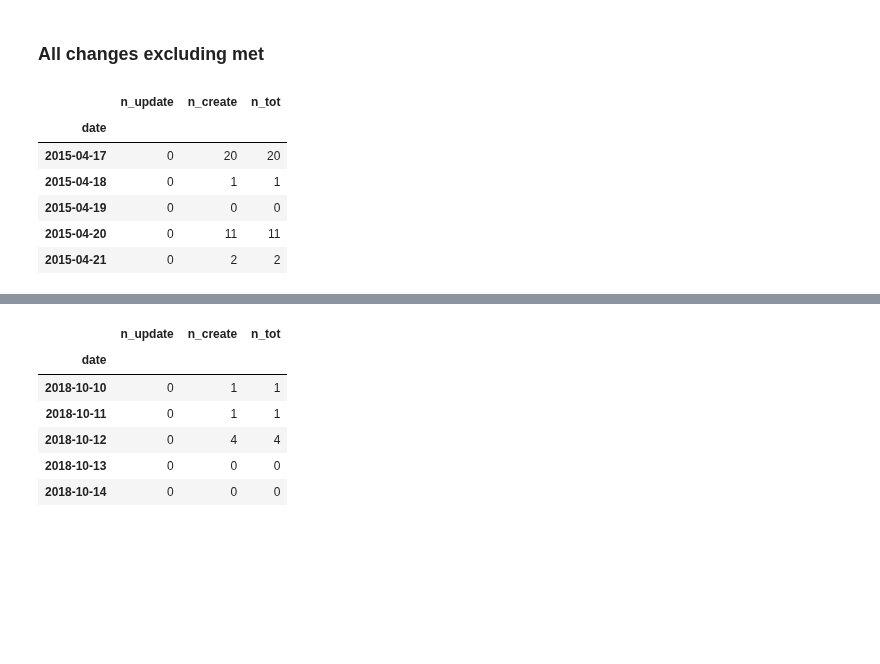
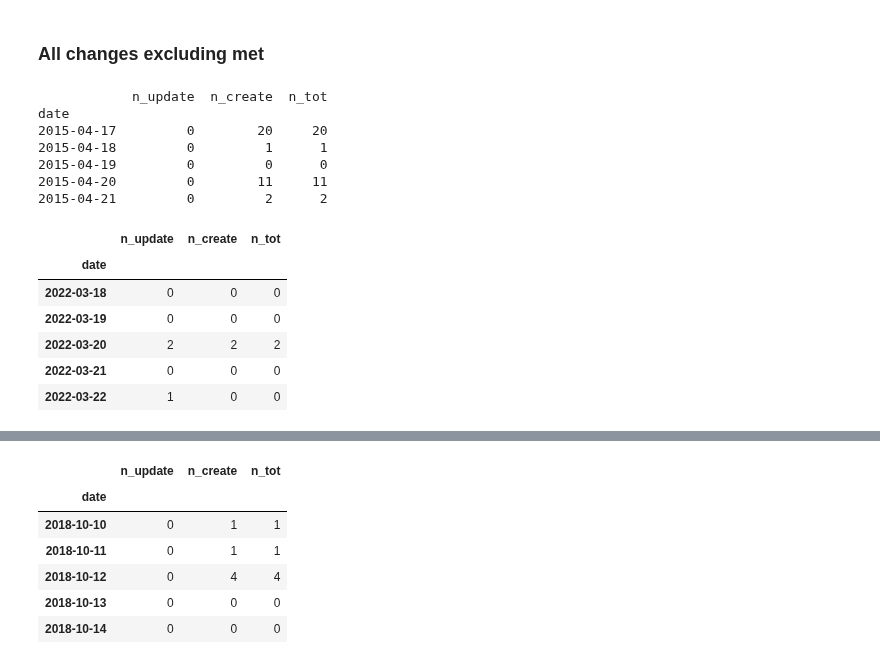
Before and after one commit to jornada-im/diagnostics, a Jupyter notebook: JRN-EDI-diagnostics.ipynb, the cells around one changed output, grey strips where cells are left out. Saved outputs shown, nothing was run; the diff lists cells and outputs as text; code cells hidden in the pictures; blank space fills up the shorter version.

```diff
--- a/JRN-EDI-diagnostics.ipynb
+++ b/JRN-EDI-diagnostics.ipynb
@@ -161,14 +163,22 @@ df.loc[nomet,['n_update', 'n_create', 'n_tot']].resample('D').sum().n_tot.sum()
 # %%
 daily_nomet = dia.counts_to_daily(df.loc[nomet,:])
 daily_nomet.head()
+daily_noment.tail()
 # %% [output]
+            n_update  n_create  n_tot
+date
+2015-04-17         0        20     20
+2015-04-18         0         1      1
+2015-04-19         0         0      0
+2015-04-20         0        11     11
+2015-04-21         0         2      2
 |  | n_update | n_create | n_tot |
 | date |  |  |  |
-| 2015-04-17 | 0 | 20 | 20 |
-| 2015-04-18 | 0 | 1 | 1 |
-| 2015-04-19 | 0 | 0 | 0 |
-| 2015-04-20 | 0 | 11 | 11 |
-| 2015-04-21 | 0 | 2 | 2 |
+| 2022-03-18 | 0 | 0 | 0 |
+| 2022-03-19 | 0 | 0 | 0 |
+| 2022-03-20 | 2 | 2 | 2 |
+| 2022-03-21 | 0 | 0 | 0 |
+| 2022-03-22 | 1 | 0 | 0 |
 # %%
 # Recent plot:
 fig, ax = plt.subplots(nrows=2, ncols=1, figsize=(7, 7), sharex=True)
```
Also changed, not shown: parts of 12 cells of this notebook, 7 other files.
